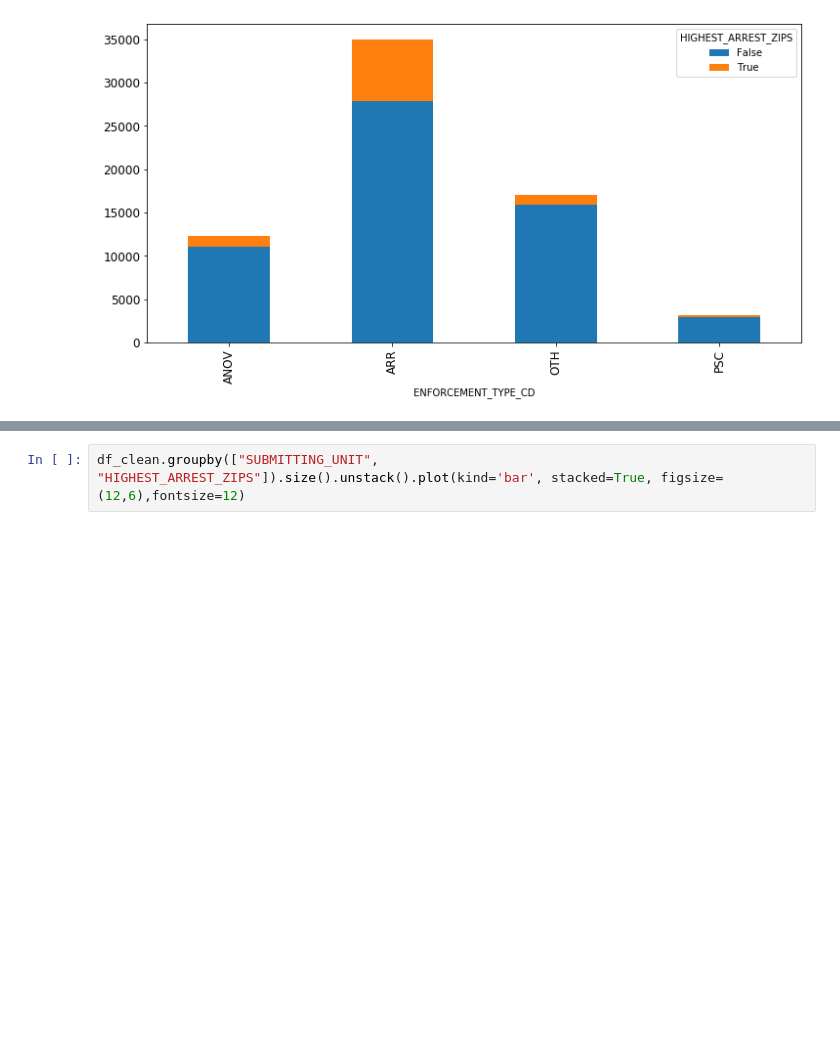
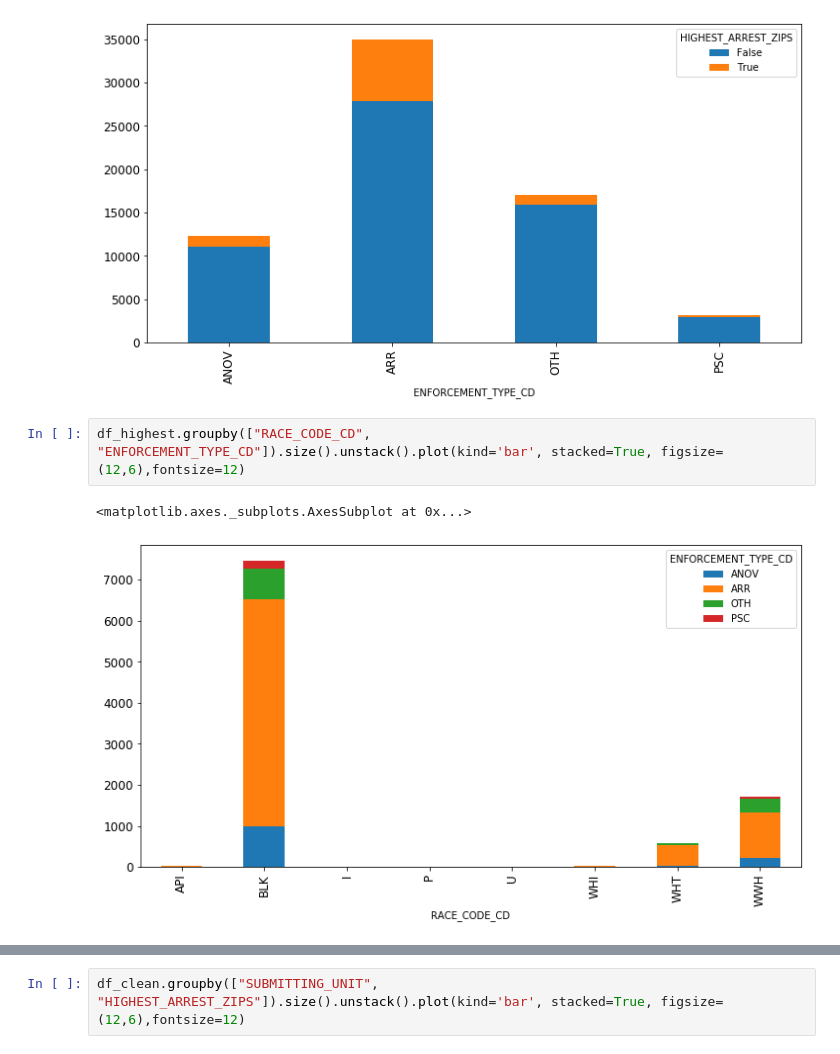
Before and after one commit to lambertmk/Capstone-Project, a Jupyter notebook: ML Model 1.ipynb, the cells around one changed output, grey strips where cells are left out. Drawn from its saved outputs; the diff is of its cells as text; blank space fills up the shorter version.

```diff
--- a/ML Model 1.ipynb
+++ b/ML Model 1.ipynb
@@ -571,3 +630,8 @@ df_clean.groupby(["ENFORCEMENT_TYPE_CD", "HIGHEST_ARREST_ZIPS"]).size().unstack(
 # %% [output]
 <matplotlib.axes._subplots.AxesSubplot at 0x...>
 [figure]
+# %%
+df_highest.groupby(["RACE_CODE_CD", "ENFORCEMENT_TYPE_CD"]).size().unstack().plot(kind='bar', stacked=True, figsize=(12,6),fontsize=12)
+# %% [output]
+<matplotlib.axes._subplots.AxesSubplot at 0x...>
+[figure, added]
```
Also changed, not shown: parts of 19 cells of this notebook, 1 other file.
